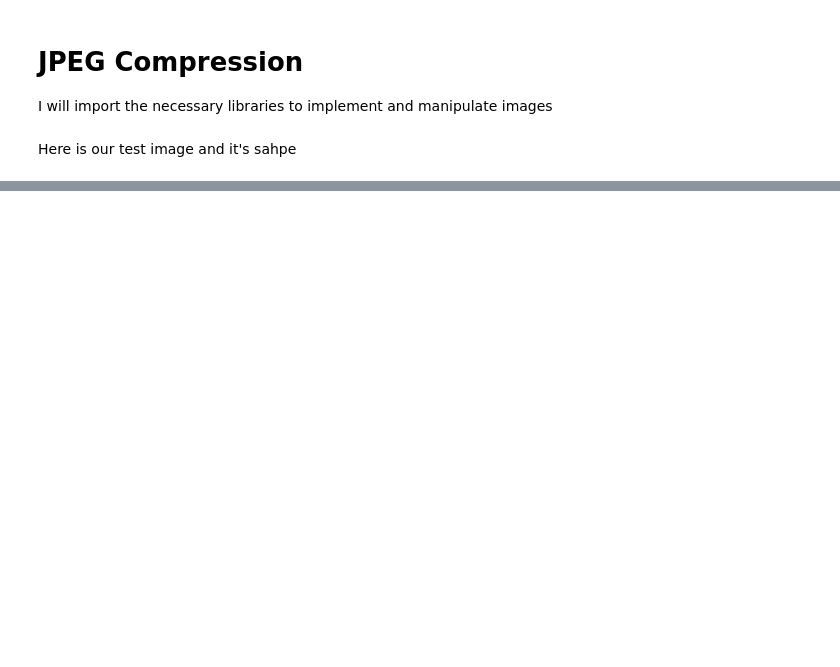
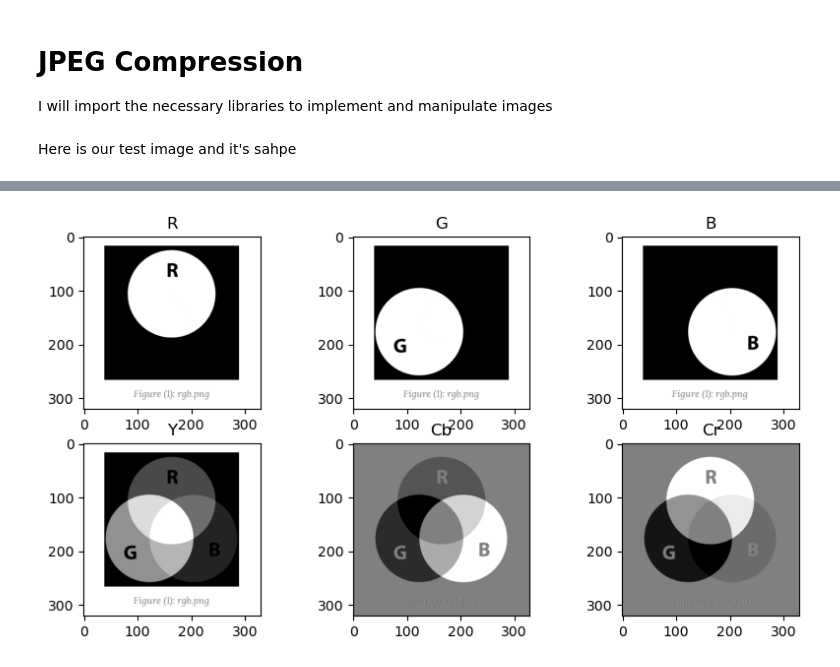
Before and after one commit to MrKerim/JPEG-Compression, a Jupyter notebook: jpeg_procces.ipynb, the cells around one changed output, grey strips where cells are left out. Saved outputs shown, nothing was run; the diff lists cells and outputs as text; code cells hidden in the pictures; blank space fills up the shorter version.

```diff
--- a/jpeg_procces.ipynb
+++ b/jpeg_procces.ipynb
@@ -37,0 +47,10 @@ img.shape
+# %%
+def rgb2YCbCr(tensor):
+    H, W = tensor.shape[:2]
+    YCbCr = np.zeros((H,W,3))
+    for i in range(H):
+        for j in range(W):
+            YCbCr[i,j,0] =    0.299*tensor[i,j,0]  + 0.587*tensor[i,j,1]  + 0.144*tensor[i,j,2]
+            YCbCr[i,j,1] = - 0.1687*tensor[i,j,0] - 0.3313*tensor[i,j,1]    + 0.5*tensor[i,j,2] + 128
+            YCbCr[i,j,2] =      0.5*tensor[i,j,0] - 0.4187*tensor[i,j,1] - 0.0813*tensor[i,j,2] + 128
+    return YCbCr
@@ -37,0 +67,35 @@ img.shape
+# %%
+YCbCr = rgb2YCbCr(rgb[:,:,:3])
+# Scaling the YCbCr value to 0..255
+YCCmin,YCCmax = YCbCr.min(),YCbCr.max()
+S_YCbCr = 255*(YCbCr-YCCmin)/(YCCmax-YCCmin)
+
+plt.figure(figsize=(10, 5))
+
+plt.subplot(2, 3, 1)
+plt.imshow(rgb[:,:,0], cmap='gray')
+plt.title('R')
+
+plt.subplot(2, 3, 2)
+plt.imshow(rgb[:,:,1], cmap='gray')
+plt.title('G')
+
+plt.subplot(2, 3, 3)
+plt.imshow(rgb[:,:,2], cmap='gray')
+plt.title('B')
+
+plt.subplot(2, 3, 4)
+plt.imshow(YCbCr[:,:,0], cmap='gray')
+plt.title('Y')
+
+plt.subplot(2, 3, 5)
+plt.imshow(YCbCr[:,:,1], cmap='gray')
+plt.title('Cb')
+
+plt.subplot(2, 3, 6)
+plt.imshow(YCbCr[:,:,2], cmap='gray')
+plt.title('Cr')
+
+plt.show()
+# %% [output]
+[figure, added]
```
Also changed, not shown: parts of 19 cells of this notebook.
